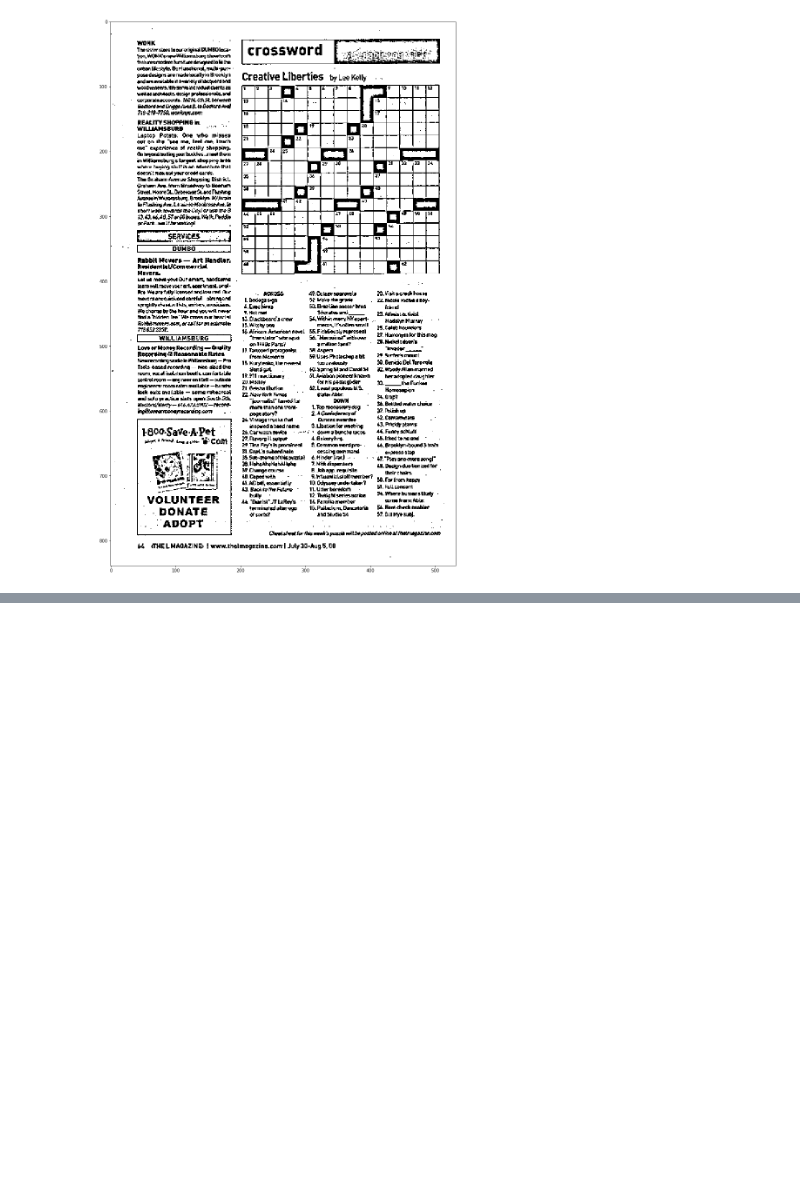
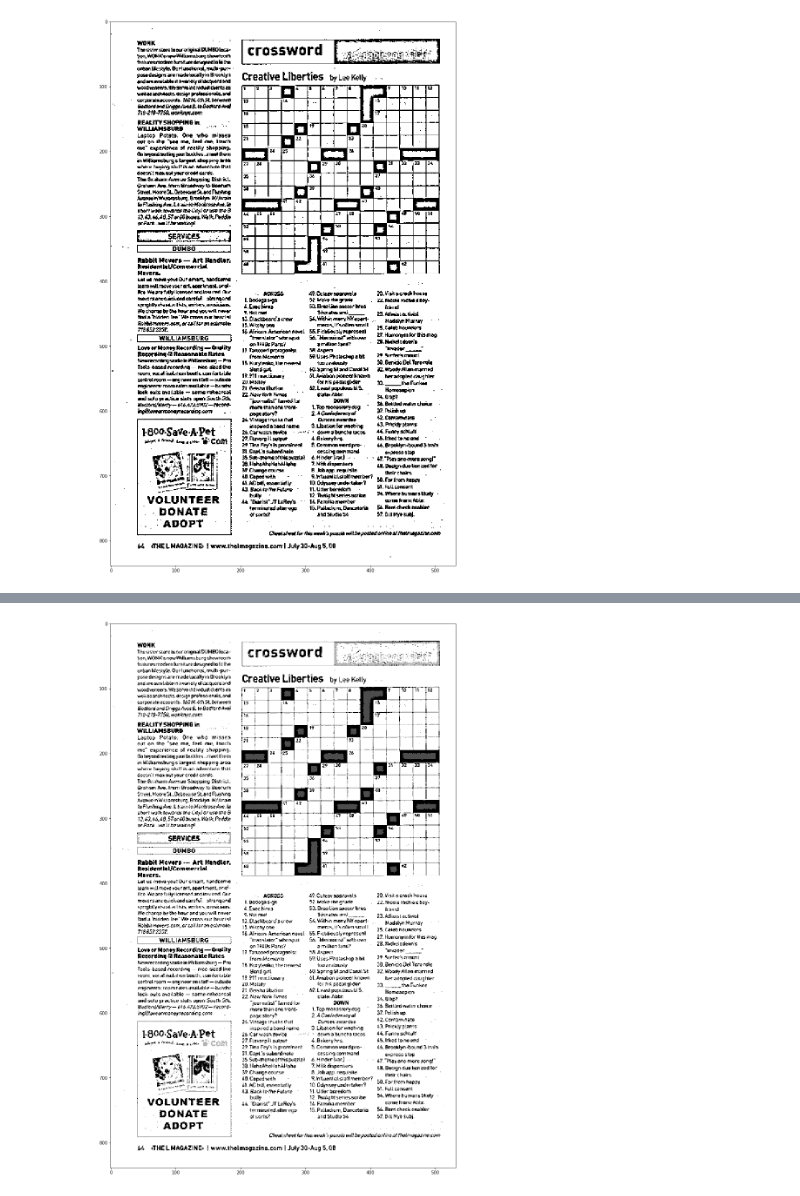
Before and after one commit to Ardaerd/Computer-Vision, a Jupyter notebook: ImageProcessing/ImageThresholding.ipynb, the cells around one changed output, grey strips where cells are left out. Cells and saved outputs as stored; diff of their text form; code cells hidden in the pictures; blank space fills up the shorter version.

```diff
--- a/ImageProcessing/ImageThresholding.ipynb
+++ b/ImageProcessing/ImageThresholding.ipynb
@@ -116,0 +119,5 @@ show_pic(th3)
+# %%
+blended = cv2.addWeighted(src1=th1,alpha=0.7,src2=th2,beta=0.3,gamma=0)
+show_pic(blended)
+# %% [output]
+[figure, added]
```
Also changed, not shown: parts of 1 cell of this notebook, 4 other files.
